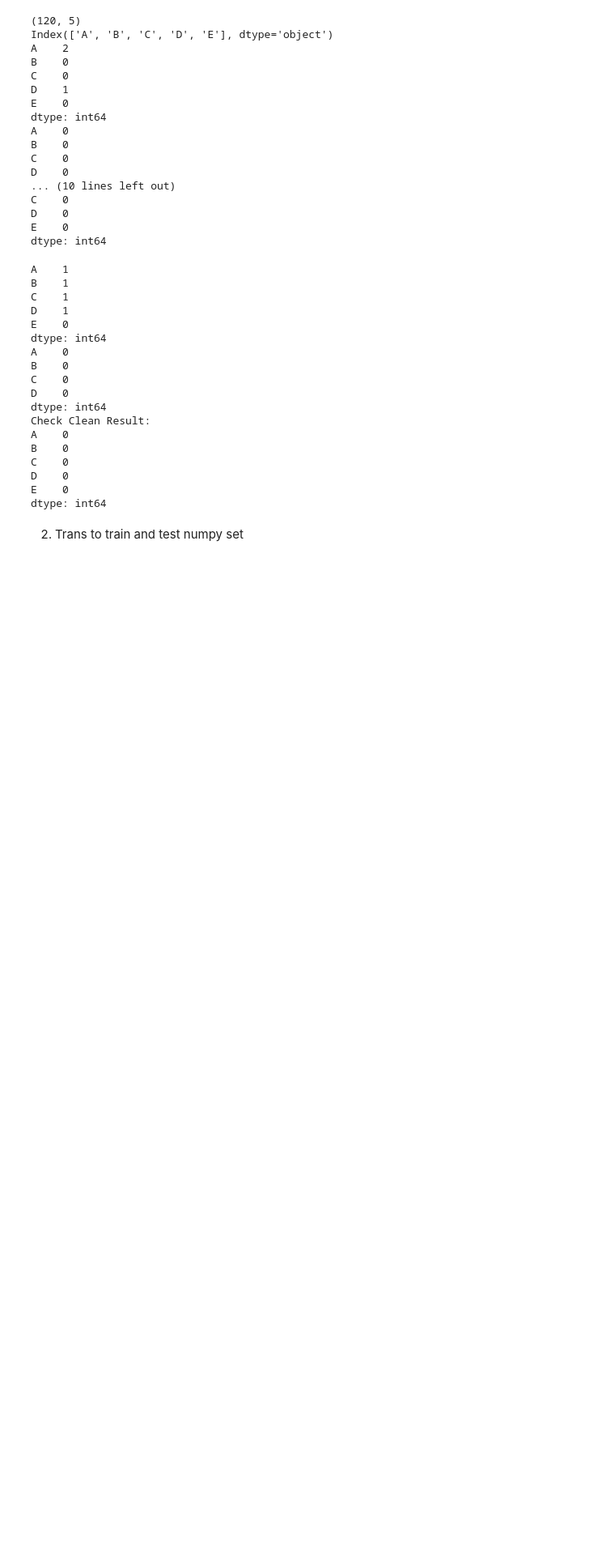
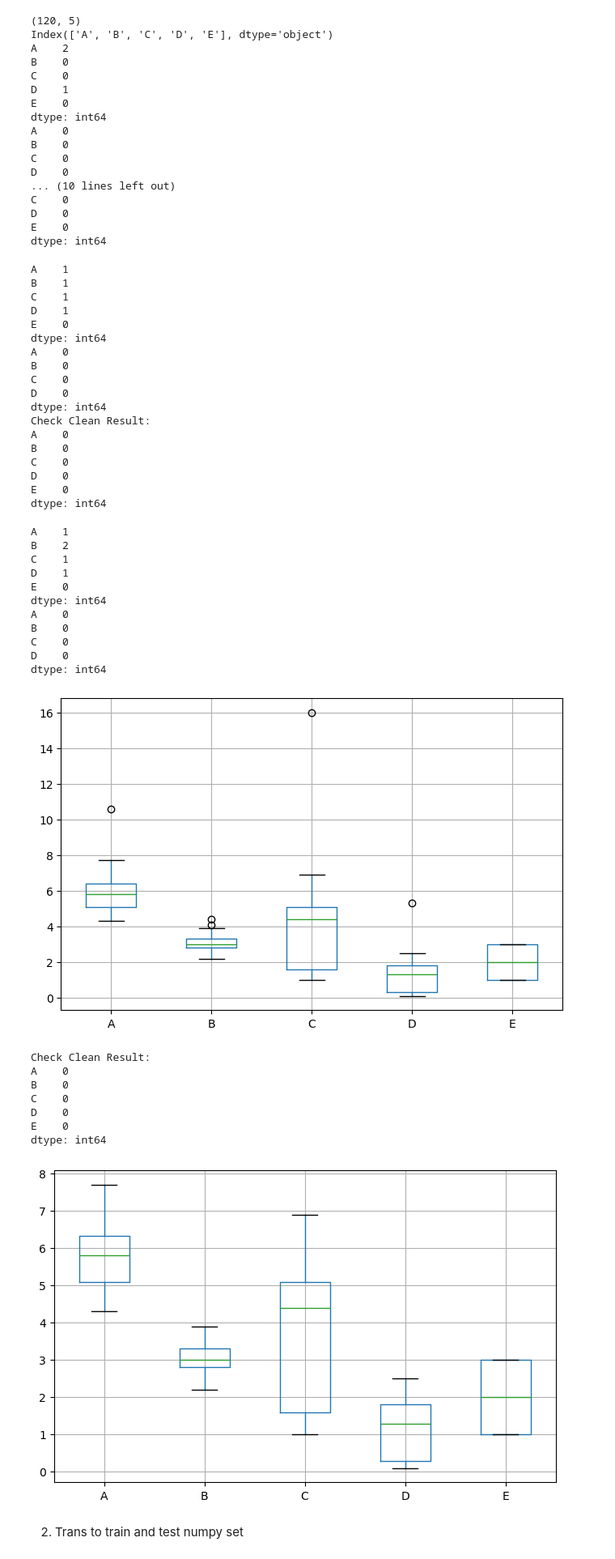
Before and after one commit to yzmyyds/NTU_EE6407, a Jupyter notebook: Assignments/Assignment_1/Implement.ipynb, the cells around one changed output. Shown at 81% size. Saved outputs shown, nothing was run; the diff lists cells and outputs as text; code cells hidden in the pictures; blank space fills up the shorter version.

Commit message:
Add IQR and boxplot

```diff
--- a/Assignments/Assignment_1/Implement.ipynb
+++ b/Assignments/Assignment_1/Implement.ipynb
@@ -88,6 +89,56 @@ C    0
 D    0
 E    0
 dtype: int64
+# %%
+# use IQR and box plot to detect outliers
+def IQR(data):
+    Q1=data.quantile(.25)
+    Q3=data.quantile(.75)
+    IQR=Q3-Q1
+    outlier=(data<(Q1-1.5*IQR))|(data>(Q3+1.5*IQR))
+    return outlier
+
+outlier_train_IQR=IQR(Train_data)
+outlier_test_IQR=IQR(Test_data)
+outlier_train_n=outlier_train_IQR.sum()
+outlier_test_n=outlier_test_IQR.sum()
+
+print(outlier_train_n)
+print(outlier_test_n)
+
+plt.figure(figsize=(8,5))
+Train_data.boxplot(column=['A','B','C','D','E'])
+plt.show()
+
+Train_clean=Train_data.mask(outlier_train_IQR,Train_data.median(),axis=1)
+Test_clean=Test_data
+print("Check Clean Result:")
+print(IQR(Train_clean).sum())
+
+plt.figure(figsize=(8,5))
+Train_clean.boxplot(column=['A','B','C','D','E'])
+plt.show()
+# %% [output]
+A    1
+B    2
+C    1
+D    1
+E    0
+dtype: int64
+A    0
+B    0
+C    0
+D    0
+dtype: int64
+[figure, added]
+Check Clean Result:
+A    0
+B    0
+C    0
+D    0
+E    0
+dtype: int64
+[figure, added]
 # %% [markdown]
 2. Trans to train and test numpy set
 # %%
```
Also changed, not shown: parts of 1 cell of this notebook.
